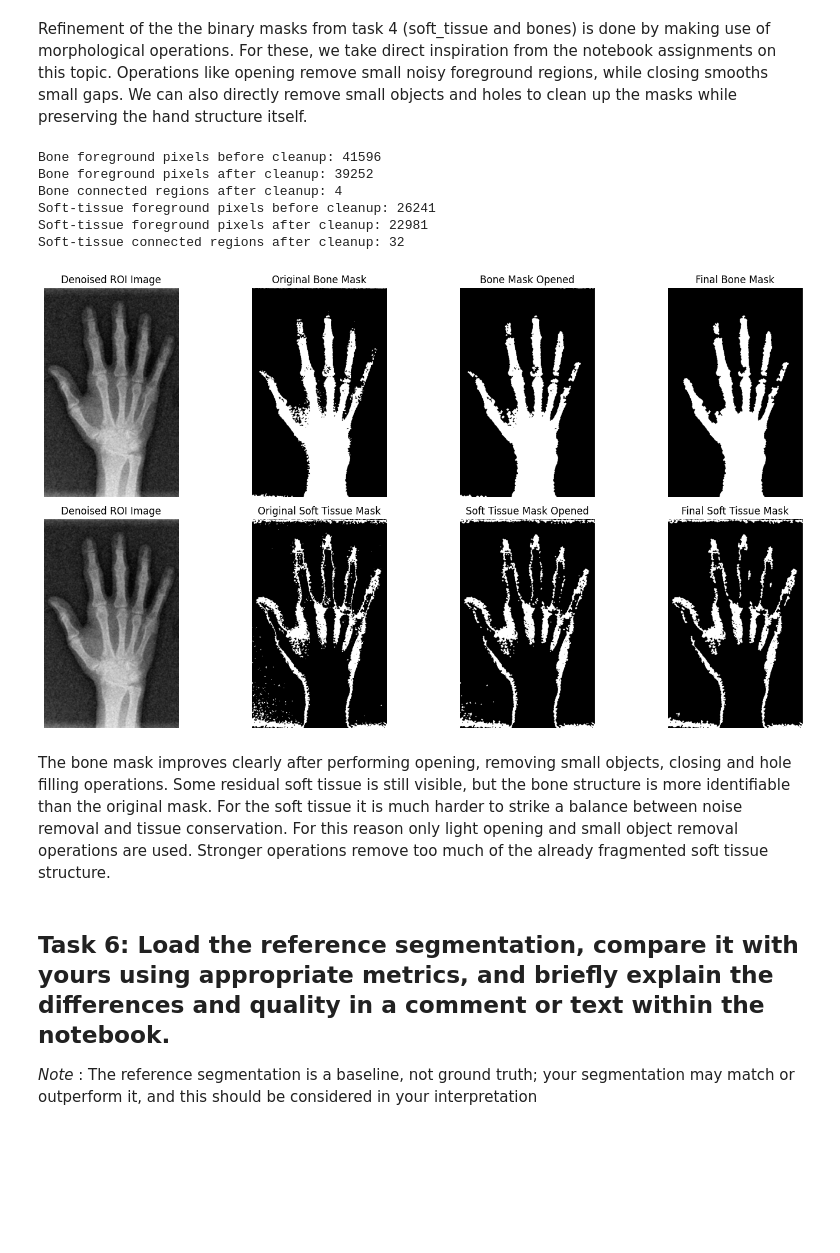
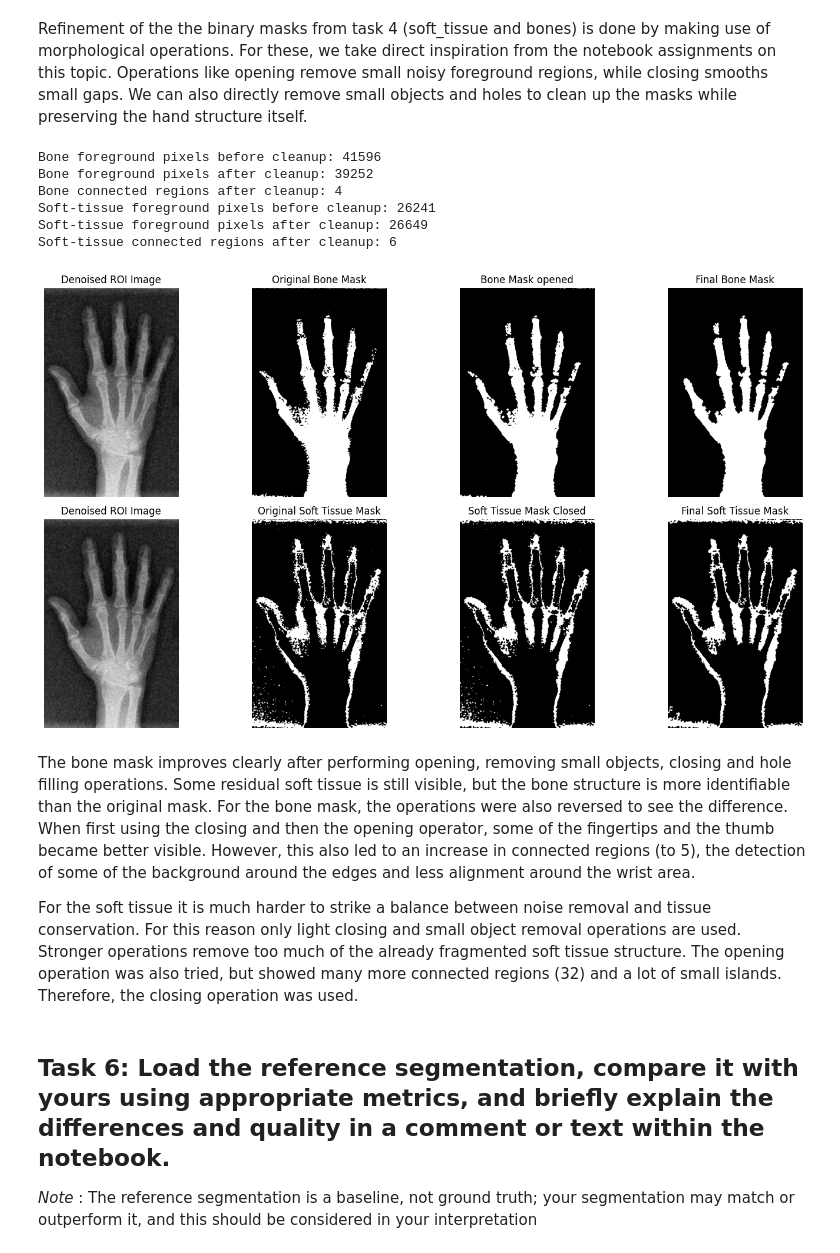
Before and after one commit to LiseKleinbekman/Bachelor-codes, a Jupyter notebook: BIP/LargeAssignment_Task6.ipynb, the cells around one changed output. Saved outputs shown, nothing was run; the diff lists cells and outputs as text; code cells hidden in the pictures; blank space fills up the shorter version.

```diff
--- a/BIP/LargeAssignment_Task6.ipynb
+++ b/BIP/LargeAssignment_Task6.ipynb
@@ -429,10 +429,10 @@ morpho_bones = morphology.remove_small_holes(bones_closed, area_threshold=80)
 
 # Clean up the soft-tissue mask more gently
 # Soft tissue is thin and fragmented, so more aggressive cleanup removes useful structures
-soft_opened = morphology.binary_opening(morpho_soft, small_disk)
+soft_closed = morphology.binary_closing(morpho_soft, small_disk)
 
 # Use a low min_size so small soft-tissue structures are not removed too strongly
-morpho_soft = morphology.remove_small_objects(soft_opened, min_size=25)
+morpho_soft = morphology.remove_small_objects(soft_closed, min_size=25)
 
 # Count connected regions after morphological cleanup
 bone_label_image, num_bone_regions = measure.label(morpho_bones, return_num=True, connectivity=2)
@@ -461,47 +461,49 @@ plt.imshow(bones, cmap='gray')
 plt.axis('off')
 
 plt.subplot(2, 4, 3)
-plt.title('Bone Mask Opened')
+plt.title('Bone Mask opened')
 plt.imshow(bones_opened, cmap='gray')
 plt.axis('off')
 
 plt.subplot(2, 4, 4)
 plt.title('Final Bone Mask')
 plt.imshow(morpho_bones, cmap='gray')
 plt.axis('off')
 
 plt.subplot(2, 4, 5)
 plt.title('Denoised ROI Image')
 plt.imshow(threshold_image, cmap='gray', vmin=0, vmax=1)
 plt.axis('off')
 
 plt.subplot(2, 4, 6)
 plt.title('Original Soft Tissue Mask')
 plt.imshow(soft_tissue, cmap='gray')
 plt.axis('off')
 
 plt.subplot(2, 4, 7)
-plt.title('Soft Tissue Mask Opened')
-plt.imshow(soft_opened, cmap='gray')
+plt.title('Soft Tissue Mask Closed')
+plt.imshow(soft_closed, cmap='gray')
 plt.axis('off')
 
 plt.subplot(2, 4, 8)
 plt.title('Final Soft Tissue Mask')
 plt.imshow(morpho_soft, cmap='gray')
 plt.axis('off')
 
 plt.tight_layout()
 plt.show()
 # %% [output]
 Bone foreground pixels before cleanup: 41596
 Bone foreground pixels after cleanup: 39252
 Bone connected regions after cleanup: 4
 Soft-tissue foreground pixels before cleanup: 26241
-Soft-tissue foreground pixels after cleanup: 22981
-Soft-tissue connected regions after cleanup: 32
+Soft-tissue foreground pixels after cleanup: 26649
+Soft-tissue connected regions after cleanup: 6
-[figure, old version]
+[figure, new version]
 # %% [markdown]
-The bone mask improves clearly after performing opening, removing small objects, closing and hole filling operations. Some residual soft tissue is still visible, but the bone structure is more identifiable than the original mask. For the soft tissue it is much harder to strike a balance between noise removal and tissue conservation. For this reason only light opening and small object removal operations are used. Stronger operations remove too much of the already fragmented soft tissue structure.
+The bone mask improves clearly after performing opening, removing small objects, closing and hole filling operations. Some residual soft tissue is still visible, but the bone structure is more identifiable than the original mask. For the bone mask, the operations were also reversed to see the difference. When first using the closing and then the opening operator, some of the fingertips and the thumb became better visible. However, this also led to an increase in connected regions (to 5), the detection of some of the background around the edges and less alignment around the wrist area.
+
+ For the soft tissue it is much harder to strike a balance between noise removal and tissue conservation. For this reason only light closing and small object removal operations are used. Stronger operations remove too much of the already fragmented soft tissue structure. The opening operation was also tried, but showed many more connected regions (32) and a lot of small islands. Therefore, the closing operation was used.
 # %% [markdown]
 ## Task 6: Load the reference segmentation, compare it with yours using appropriate metrics, and briefly explain the differences and quality in a comment or text within the notebook.
 
```
Also changed, not shown: parts of 4 cells of this notebook.
